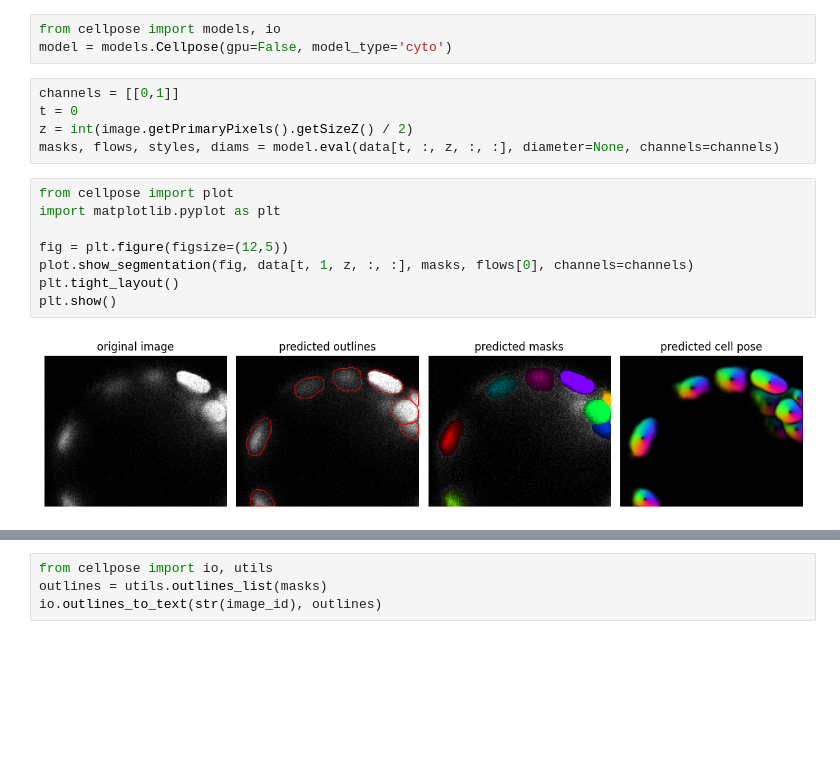
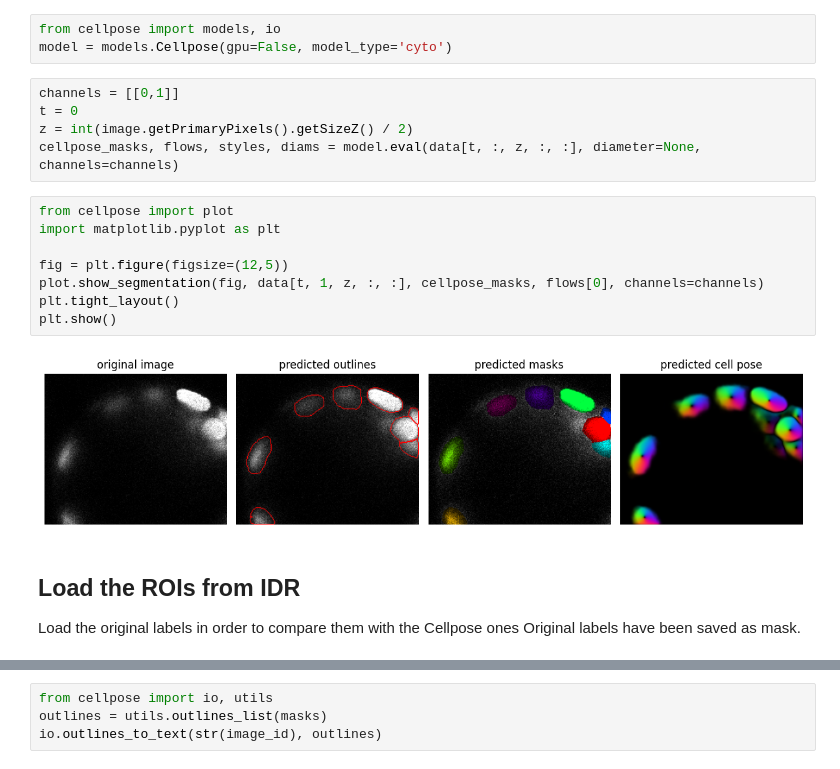
Before and after one commit to ome/EMBL-EBI-imaging-course-05-2023, a Jupyter notebook: Day_4/Cellpose.ipynb, the cells around one changed output, grey strips where cells are left out. Drawn from its saved outputs; the diff is of its cells as text; blank space fills up the shorter version.

```diff
--- a/Day_4/Cellpose.ipynb
+++ b/Day_4/Cellpose.ipynb
@@ -69,14 +117,18 @@ model = models.Cellpose(gpu=False, model_type='cyto')
 channels = [[0,1]]
 t = 0
 z = int(image.getPrimaryPixels().getSizeZ() / 2)
-masks, flows, styles, diams = model.eval(data[t, :, z, :, :], diameter=None, channels=channels)
+cellpose_masks, flows, styles, diams = model.eval(data[t, :, z, :, :], diameter=None, channels=channels)
 # %%
 from cellpose import plot
 import matplotlib.pyplot as plt
 
 fig = plt.figure(figsize=(12,5))
-plot.show_segmentation(fig, data[t, 1, z, :, :], masks, flows[0], channels=channels)
+plot.show_segmentation(fig, data[t, 1, z, :, :], cellpose_masks, flows[0], channels=channels)
 plt.tight_layout()
 plt.show()
 # %% [output]
-[figure, old version]
+[figure, new version]
+# %% [markdown]
+## Load the ROIs from IDR
+
+Load the original labels in order to compare them with the Cellpose ones Original labels have been saved as mask.
```
Also changed, not shown: parts of 10 cells of this notebook.
